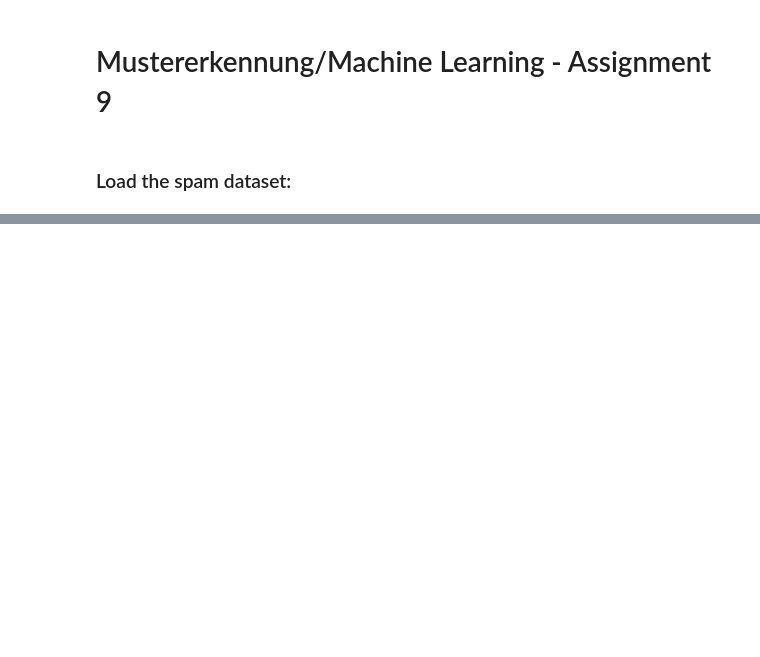
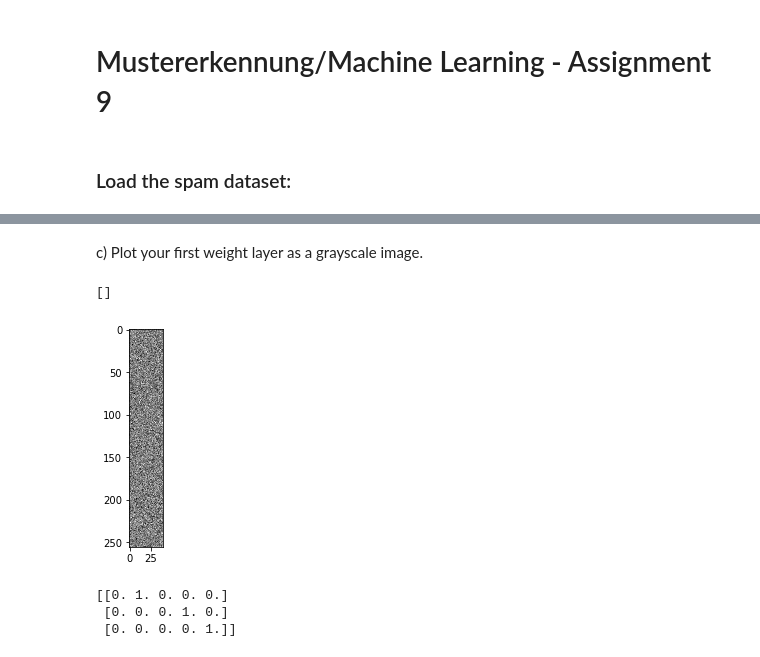
Before and after one commit to dunky11/mustererkennung, a Jupyter notebook: A9/Assignment9.ipynb, the cells around one changed output, grey strips where cells are left out. Drawn from its saved outputs; the diff is of its cells as text; code cells hidden in the pictures; blank space fills up the shorter version.

```diff
--- a/A9/Assignment9.ipynb
+++ b/A9/Assignment9.ipynb
@@ -165,0 +208,22 @@ plt.show()
+# %% [markdown]
+c) Plot your first weight layer as a grayscale image.
+# %%
+plt.imshow(clf.layers[0].w, cmap='gray')
+plt.plot()
+# %% [output]
+[]
+[figure, added]
+# %%
+label_digits = np.array([1, 3, 4])
+label_one_hots = [[0, 1, 0, 0, 0],
+                 [0, 0, 0,  1, 0],
+                 [0, 0, 0,  0, 1]]
+
+
+
+
+print(to_one_hot(label_digits, 5))
+# %% [output]
+[[0. 1. 0. 0. 0.]
+ [0. 0. 0. 1. 0.]
+ [0. 0. 0. 0. 1.]]
```
Also changed, not shown: parts of 8 cells of this notebook, 1 other file.
